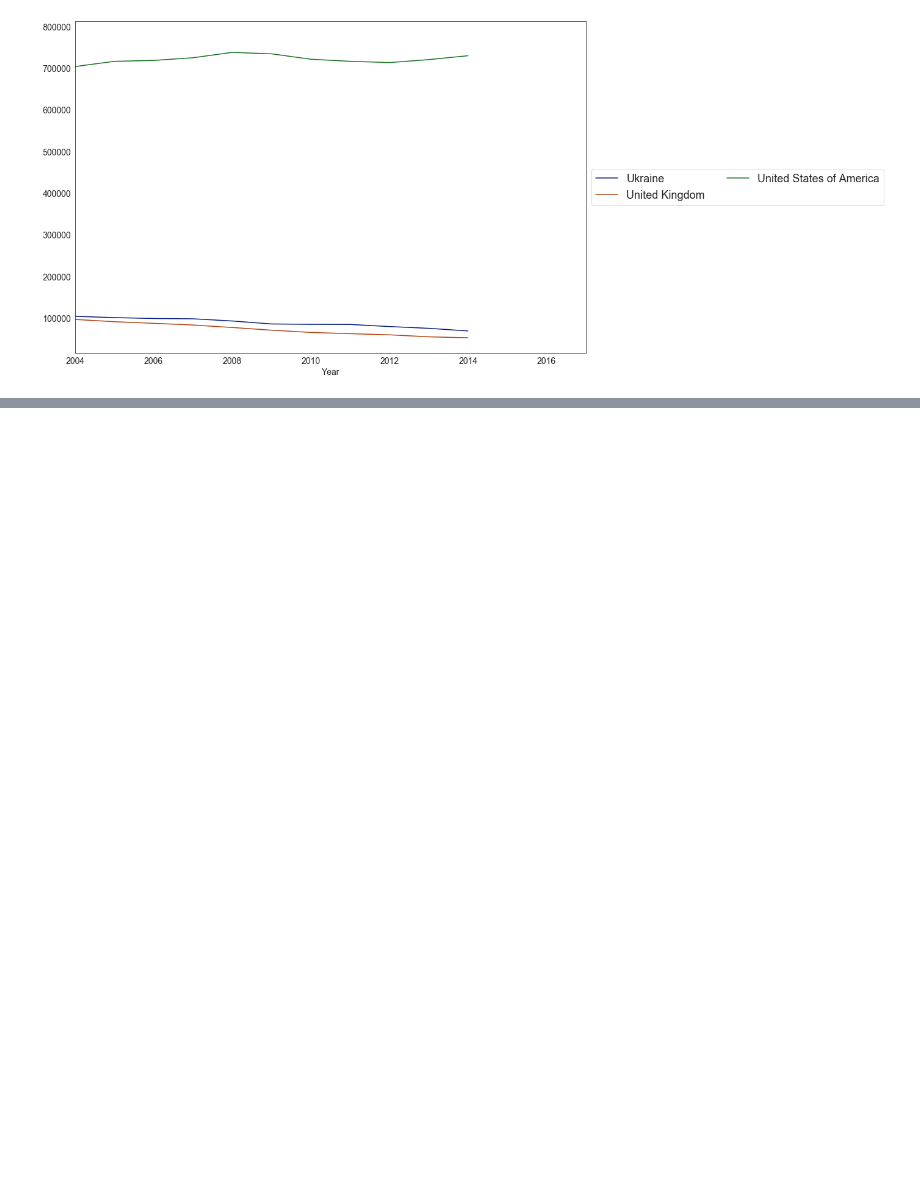
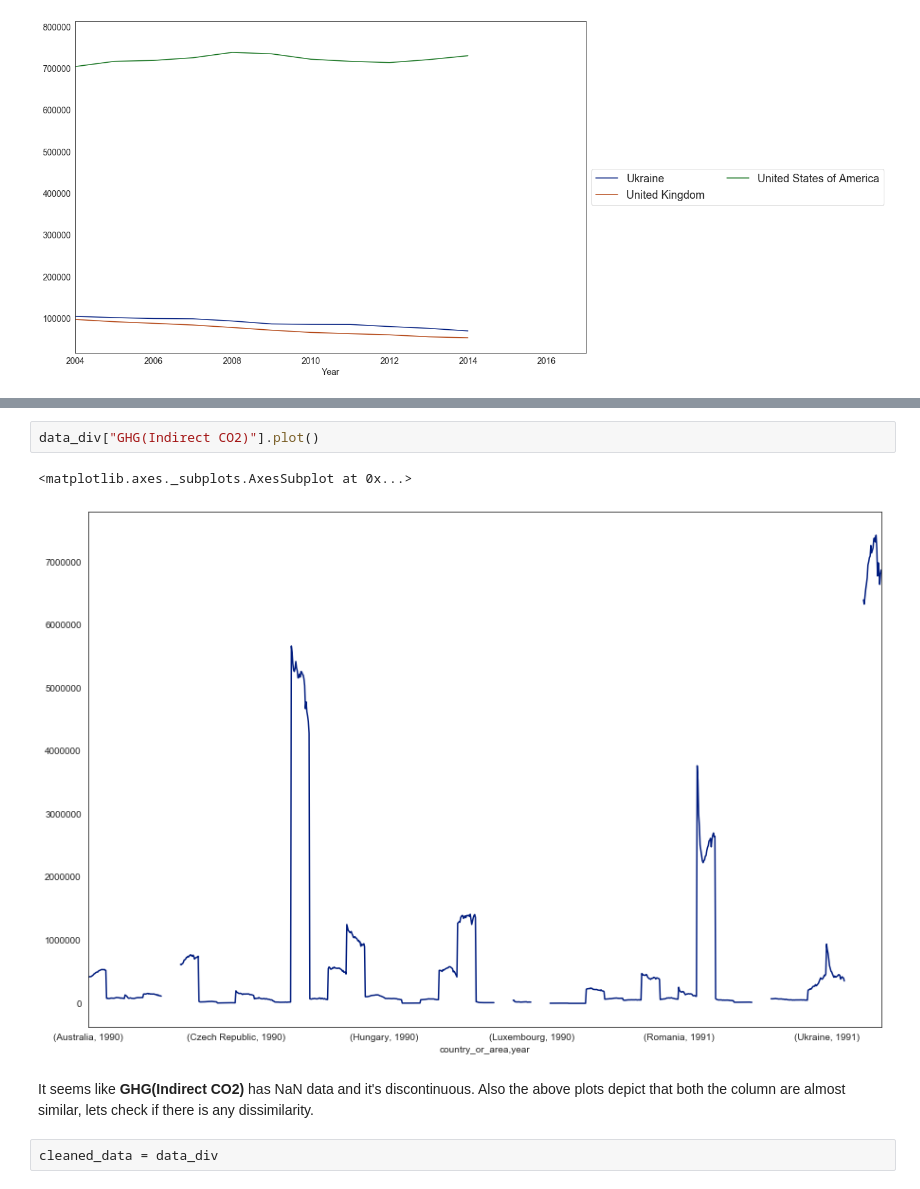
Before and after one commit to Wealthy-Waste/International-Greenhouse-Gas-Emissions, a Jupyter notebook: INTERNATIONAL GREENHOUSE GAS EMMISSION/1 - EMISSION ANALYSIS - 9TH MAY 2020.ipynb, the cells around one changed output, grey strips where cells are left out. Saved outputs shown, nothing was run; the diff lists cells and outputs as text; blank space fills up the shorter version.

```diff
--- a/INTERNATIONAL GREENHOUSE GAS EMMISSION/1 - EMISSION ANALYSIS - 9TH MAY 2020.ipynb
+++ b/INTERNATIONAL GREENHOUSE GAS EMMISSION/1 - EMISSION ANALYSIS - 9TH MAY 2020.ipynb
@@ -489,0 +506,9 @@ gas_accord_country2(gases[0],countries_name[40:43])
+# %%
+data_div["GHG(Indirect CO2)"].plot()
+# %% [output]
+<matplotlib.axes._subplots.AxesSubplot at 0x...>
+[figure, added]
+# %% [markdown]
+It seems like **GHG(Indirect CO2)** has NaN data and it's discontinuous. Also the above plots depict that both the column are almost similar, lets check if there is any dissimilarity.
+# %%
+cleaned_data = data_div
```
Also changed, not shown: parts of 26 cells of this notebook.
